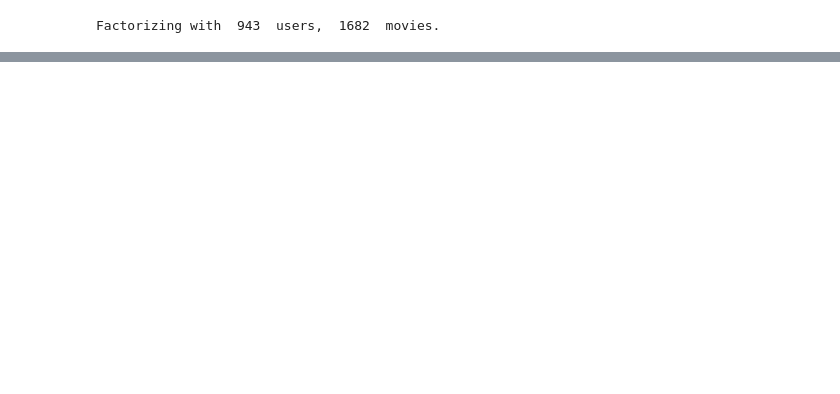
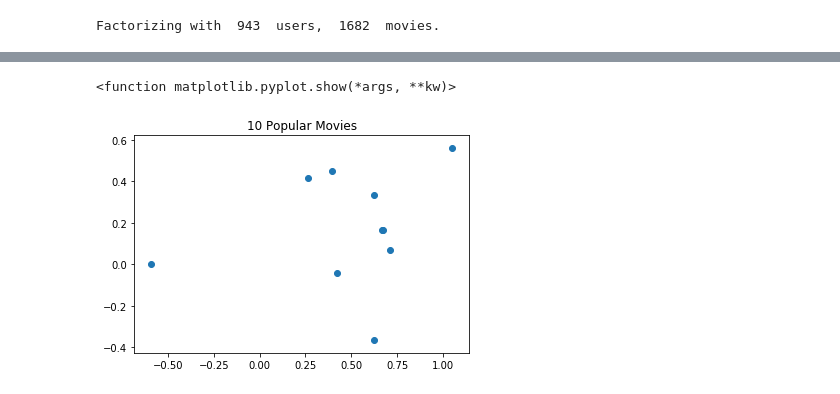
Before and after one commit to jwcomo66/miniproject2, a Jupyter notebook: MP2-bias.ipynb, the cells around one changed output, grey strips where cells are left out. Cells and saved outputs as stored; diff of their text form; code cells hidden in the pictures; blank space fills up the shorter version.

```diff
--- a/MP2-bias.ipynb
+++ b/MP2-bias.ipynb
@@ -163,0 +197,19 @@ print("Eout: ", Eout)
+# %%
+ratings = load_data("/Users/Netra/Documents/Caltech2ndYear/2ndTerm/CS155/HW/MiniProject2/data/data.txt")
+ratings = ratings.astype(int)
+# all ratings of ten most popular movies which recieved the most ratings
+x = np.transpose(ratings[:,1])
+counts = np.array(np.unique(x, return_counts = True)).T
+#print(counts)
+counts = counts[counts[:,1].argsort()]
+popular = counts[-10:,:]
+pop = np.zeros([2, 10])
+for i in range(2):
+    for j in range(10):
+        pop[i][j] = V_s[i][popular[j][0]]
+plt.scatter(pop[0], pop[1])
+plt.title("10 Popular Movies")
+plt.show
+# %% [output]
+<function matplotlib.pyplot.show(*args, **kw)>
+[figure, added]
```
Also changed, not shown: parts of 14 cells of this notebook.
